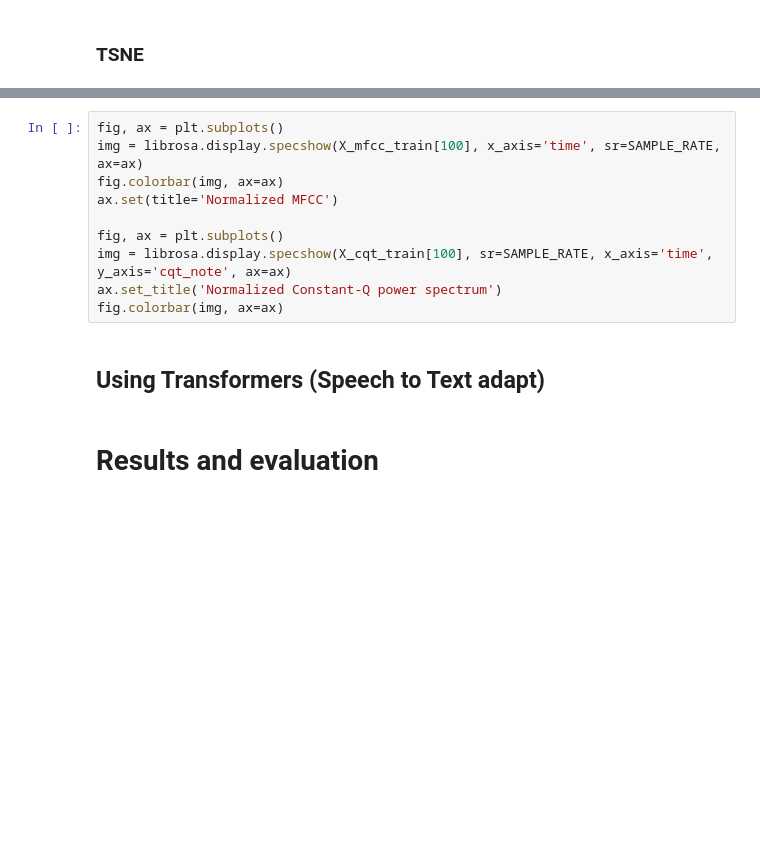
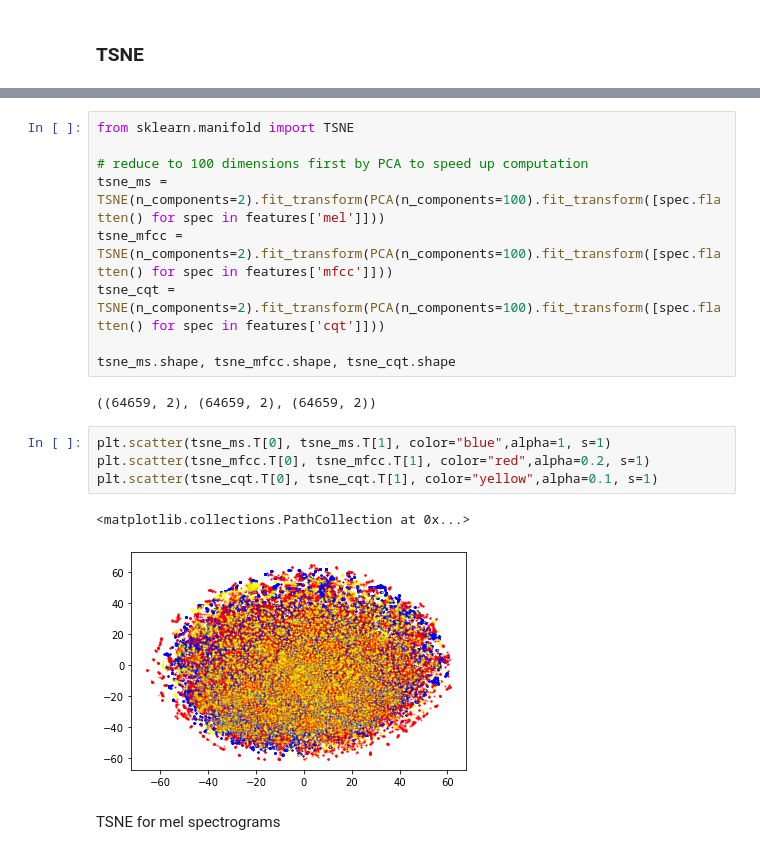
Before and after one commit to asahicantu/DAT5502021, a Jupyter notebook: dat550-2021-final-project.ipynb, the cells around one changed output, grey strips where cells are left out. Drawn from its saved outputs; the diff is of its cells as text; blank space fills up the shorter version.

```diff
--- a/dat550-2021-final-project.ipynb
+++ b/dat550-2021-final-project.ipynb
@@ -699,14 +333,20 @@ Downloading file 'admiralbob77_-_Choice_-_Drum-bass.ogg' from 'https://librosa.o
-# %%
-fig, ax = plt.subplots()
-img = librosa.display.specshow(X_mfcc_train[100], x_axis='time', sr=SAMPLE_RATE, ax=ax)
-fig.colorbar(img, ax=ax)
-ax.set(title='Normalized MFCC')
-
-fig, ax = plt.subplots()
-img = librosa.display.specshow(X_cqt_train[100], sr=SAMPLE_RATE, x_axis='time', y_axis='cqt_note', ax=ax)
-ax.set_title('Normalized Constant-Q power spectrum')
-fig.colorbar(img, ax=ax)
-# %% [markdown]
-## Using Transformers (Speech to Text adapt)
-# %% [markdown]
-# Results and evaluation
+# %%
+from sklearn.manifold import TSNE
+
+# reduce to 100 dimensions first by PCA to speed up computation
+tsne_ms = TSNE(n_components=2).fit_transform(PCA(n_components=100).fit_transform([spec.flatten() for spec in features['mel']]))
+tsne_mfcc = TSNE(n_components=2).fit_transform(PCA(n_components=100).fit_transform([spec.flatten() for spec in features['mfcc']]))
+tsne_cqt = TSNE(n_components=2).fit_transform(PCA(n_components=100).fit_transform([spec.flatten() for spec in features['cqt']]))
+
+tsne_ms.shape, tsne_mfcc.shape, tsne_cqt.shape
+# %% [output]
+((64659, 2), (64659, 2), (64659, 2))
+# %%
+plt.scatter(tsne_ms.T[0], tsne_ms.T[1], color="blue",alpha=1, s=1)
+plt.scatter(tsne_mfcc.T[0], tsne_mfcc.T[1], color="red",alpha=0.2, s=1)
+plt.scatter(tsne_cqt.T[0], tsne_cqt.T[1], color="yellow",alpha=0.1, s=1)
+# %% [output]
+<matplotlib.collections.PathCollection at 0x...>
+[figure, added]
+# %% [markdown]
+TSNE for mel spectrograms
```
Also changed, not shown: parts of 98 cells of this notebook, 2 other files.
